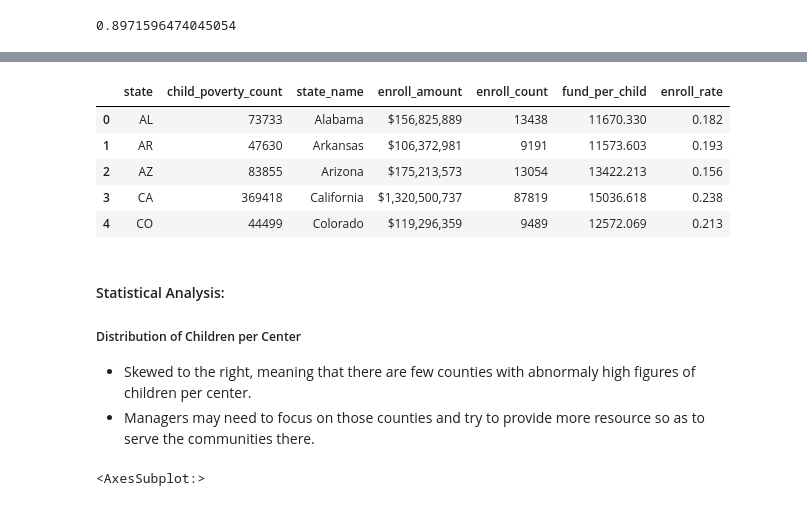
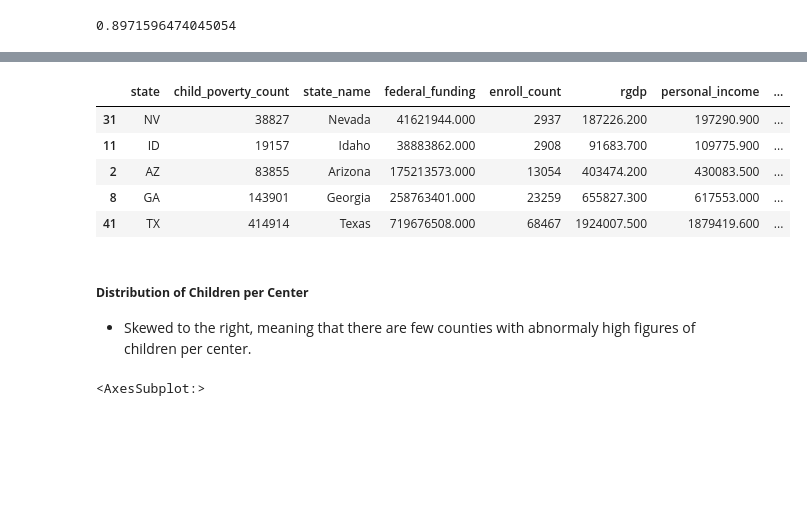
Before and after one commit to AGA-Datathon-2023/Dataminers, a Jupyter notebook: analysis_submission.ipynb, the cells around one changed output, grey strips where cells are left out. Cells and saved outputs as stored; diff of their text form; code cells hidden in the pictures; blank space fills up the shorter version.

```diff
--- a/analysis_submission.ipynb
+++ b/analysis_submission.ipynb
@@ -26,6 +40,11 @@ pd.set_option('display.float_format', lambda x: '%.3f' % x)
 # %%
 df_headstart_fiscal = pd.read_html('https://eclkc.ohs.acf.hhs.gov/about-us/article/head-start-program-facts-fiscal-year-2021')
 df_headstart_fiscal =  df_headstart_fiscal[1].iloc[2:, :3]
-df_headstart_fiscal.columns = ['state', 'enroll_amount', 'enroll_count', ]
+df_headstart_fiscal.columns = ['state_name', 'federal_funding', 'enroll_count', ]
+df_headstart_fiscal = pd.merge(df_headstart_fiscal, df_state_abbr, left_on='state_name', right_on='State', how='left').drop('State', axis=1)
+df_headstart_fiscal.columns = ['state_name', 'federal_funding', 'enroll_count', 'state' ]
+df_headstart_fiscal.federal_funding = df_headstart_fiscal.federal_funding.map(lambda s: s.replace('$', '').replace(',', '')).astype(float)
+df_headstart_fiscal.enroll_count = df_headstart_fiscal.enroll_count.astype(int)
+df_headstart_fiscal = df_headstart_fiscal[df_headstart_fiscal.state != 'US']
 df_headstart_fiscal.head()
 # %% [output]
@@ -37,0 +57,23 @@ df_headstart_fiscal.head()
+# %%
+import os
+
+tar_dir = os.getcwd() + '/SASUMMARY'
+file_state_pairs = os.listdir(tar_dir)
+
+file_state_pairs = [(file, file[10:12]) for file in file_state_pairs if os.path.isfile(os.path.join(tar_dir, file)) and file.__contains__('1998_2022') and not file.__contains__('ALL_AREAS')]
+
+df_state_economic = pd.DataFrame(columns=['state', 'rgdp', 'personal_income'])
+
+for file, state in file_state_pairs:
+    df_temp = pd.read_csv(os.path.join(tar_dir, file))
+    rgdp = df_temp.iloc[0, 32]
+    personal_income = df_temp.iloc[4, 32]
+    df_state_economic.loc[len(df_state_economic)] = [state, rgdp, personal_income]
+
+df_state_economic = df_state_economic[df_state_economic.state != 'US']
+
+
+df_headstart_fiscal = pd.merge(df_headstart_fiscal, df_state_economic, on='state', how='right')
+df_headstart_fiscal.personal_income = df_headstart_fiscal.personal_income.astype(float)
+df_headstart_fiscal.rgdp = df_headstart_fiscal.rgdp.astype(float)
+df_headstart_fiscal.head()
@@ -42,6 +108,6 @@ df_headstart_fiscal.head()
 - - Shows the distribution of fiscal resource across the states.
 - - Identify states that are overfunded and underfunded.
 # %%
-df_headstart_fiscal['fund_per_child'] = np.round(df_headstart_fiscal.enroll_amount.map(lambda s: float(s[1:].replace(',', ''))) / df_headstart_fiscal.enroll_count.astype(float), 3)
-df_headstart_fiscal.head()
+df_headstart_fiscal['fund_per_child'] = df_headstart_fiscal.federal_funding / df_headstart_fiscal.enroll_count.astype(float)
+df_headstart_fiscal.sort_values('fund_per_child', ascending=True).head()
 # %% [output]
@@ -53,0 +126,3 @@ df_headstart_fiscal.head()
+# %%
+df_headstart_fiscal['funding_index'] = df_headstart_fiscal.federal_funding / df_headstart_fiscal.personal_income / df_headstart_fiscal.enroll_count
+df_headstart_fiscal.sort_values('funding_index', ascending=True).head(10)
@@ -374,19 +456,21 @@ df_child_poverty.has_center.mean()
 # %%
 df_state_child_poverty = df_child_poverty.groupby('state')['child_poverty_count'].sum().to_frame()
 df_state_child_poverty.reset_index(inplace=True)
 df_state_child_poverty = pd.merge(df_state_child_poverty, df_state_abbr, left_on='state',  right_on='Abbreviation', how='left').drop(columns=['Abbreviation'])
 col = df_state_child_poverty.columns.tolist()
 col[-1] = 'state_name'
 df_state_child_poverty.columns = col
-df_state_child_poverty = pd.merge(df_state_child_poverty, df_headstart_fiscal, left_on='state_name', right_on='state', how='left', suffixes=('', '_headstart')).drop(columns=['state_headstart'])
+df_state_child_poverty = pd.merge(
+    df_state_child_poverty, df_headstart_fiscal, on='state', how='left', suffixes=('', '_headstart')).drop(columns=['state_name_headstart']
+    )
 df_state_child_poverty['enroll_rate'] = df_state_child_poverty.enroll_count.astype(float) / df_state_child_poverty.child_poverty_count.astype(float)
-df_state_child_poverty.head()
+df_state_child_poverty.sort_values('enroll_rate', ascending=True).head()
 # %% [output]
-|  | state | child_poverty_count | state_name | enroll_amount | enroll_count | fund_per_child | enroll_rate |
-| 0 | AL | 73733 | Alabama | $156,825,889 | 13438 | 11670.330 | 0.182 |
-| 1 | AR | 47630 | Arkansas | $106,372,981 | 9191 | 11573.603 | 0.193 |
-| 2 | AZ | 83855 | Arizona | $175,213,573 | 13054 | 13422.213 | 0.156 |
-| 3 | CA | 369418 | California | $1,320,500,737 | 87819 | 15036.618 | 0.238 |
-| 4 | CO | 44499 | Colorado | $119,296,359 | 9489 | 12572.069 | 0.213 |
+|  | state | child_poverty_count | state_name | federal_funding | enroll_count | rgdp | personal_income | ... |
+| 31 | NV | 38827 | Nevada | 41621944.000 | 2937 | 187226.200 | 197290.900 | ... |
+| 11 | ID | 19157 | Idaho | 38883862.000 | 2908 | 91683.700 | 109775.900 | ... |
+| 2 | AZ | 83855 | Arizona | 175213573.000 | 13054 | 403474.200 | 430083.500 | ... |
+| 8 | GA | 143901 | Georgia | 258763401.000 | 23259 | 655827.300 | 617553.000 | ... |
+| 41 | TX | 414914 | Texas | 719676508.000 | 68467 | 1924007.500 | 1879419.600 | ... |
 # %%
 df_child_poverty.to_csv('child_poverty_merged_10-22.csv', index=False)
@@ -395,8 +478,6 @@ df_state_child_poverty.to_csv('enroll_and_fund.csv', index=False)
 # %% [markdown]
-#### Statistical Analysis:
-##### Distribution of Children per Center
+##### <b>Distribution of Children per Center</b>
 - Skewed to the right, meaning that there are few counties with abnormaly high figures of children per center.
-- Managers may need to focus on those counties and try to provide more resource so as to serve the communities there.
 # %%
 sns.boxplot(df_child_poverty['cpc'],)
 # %% [output]
```
Also changed, not shown: parts of 51 cells of this notebook.
